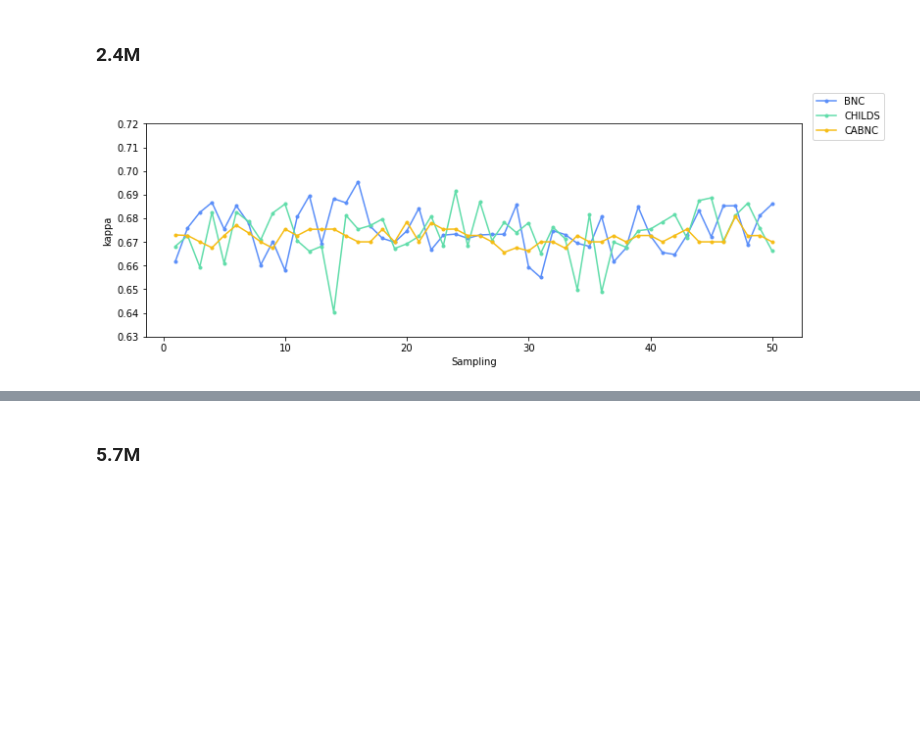
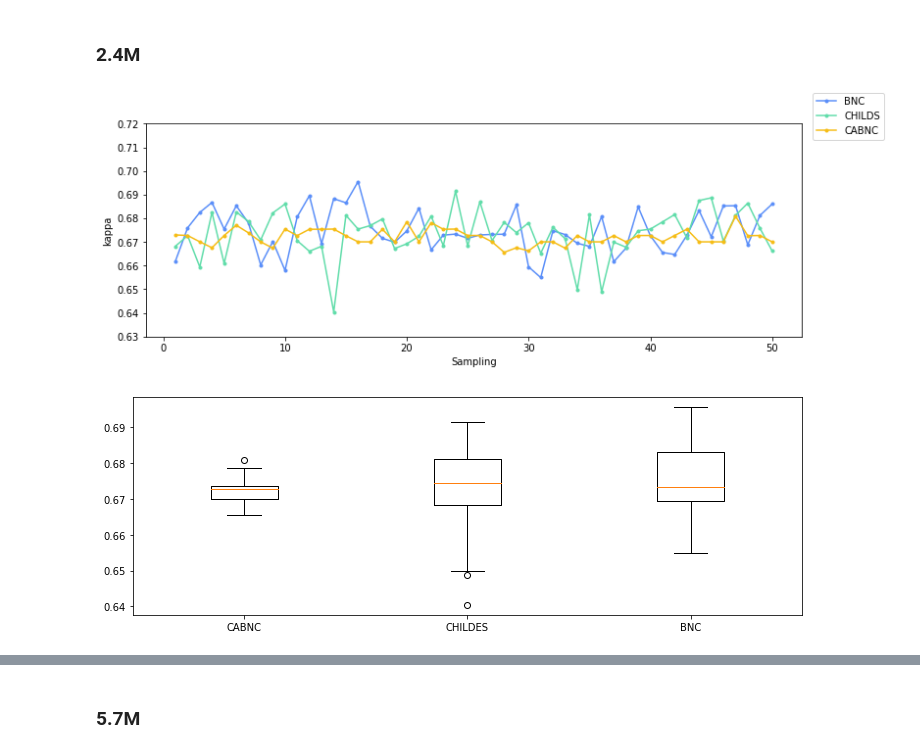
Before and after one commit to DanferWang/Basic_Level_work, a Jupyter notebook: corpora_size/results_by_size.ipynb, the cells around one changed output, grey strips where cells are left out. Saved outputs shown, nothing was run; the diff lists cells and outputs as text; code cells hidden in the pictures; blank space fills up the shorter version.

```diff
--- a/corpora_size/results_by_size.ipynb
+++ b/corpora_size/results_by_size.ipynb
@@ -97,25 +115,34 @@ plt.show()
 # %%
 # kappa
 cabnc_kappa_2_4m = np.array(cabnc_kappa_df[1:2]).transpose()
 childes_kappa_2_4m = np.array(childes_kappa_df[1:2]).transpose()
 bnc_kappa_2_4m = np.array(bnc_kappa_df[1:2]).transpose()
 
 fig, ax = plt.subplots()
 fig.set_facecolor('white')
 fig.set_figwidth(12)
 x = np.array([x + 1 for x in range(50)])
 ax.plot(x, bnc_kappa_2_4m, label='BNC', marker='.', color='#5B8FF9')
 ax.plot(x, childes_kappa_2_4m, label='CHILDS', marker='.', color='#61DDAA')
 ax.plot(x, cabnc_kappa_2_4m, label='CABNC', marker='.', color='#F6BD16')
 
 ax.set(xlabel='Sampling', ylabel='kappa', ylim=[0.63, 0.72])
 
 fig.legend()
 
 plt.savefig('./readme.assets/Global_2_4m_kappa.png')
 plt.show()
+
+labels = ['CABNC', 'CHILDES', 'BNC']
+data = pd.concat([cabnc_kappa_df[1:2].transpose(), childes_kappa_df[1:2].transpose(), bnc_kappa_df[1:2].transpose()], axis=1, ignore_index=True)
+data.columns = labels
+plt.figure(figsize=(12,4))
+plt.boxplot([data['CABNC'], data['CHILDES'], data['BNC']], labels=labels)
+plt.savefig('./readme.assets/Global_2_4m_kappa_box.png')
+plt.show()
 # %% [output]
 [figure]
+[figure, added]
 # %%
 # balanced accuracy
 cabnc_balancedacc_2_4m = np.array(cabnc_balanced_acc_df[1:2]).transpose()
```
Also changed, not shown: parts of 17 cells of this notebook, 21 other files.
